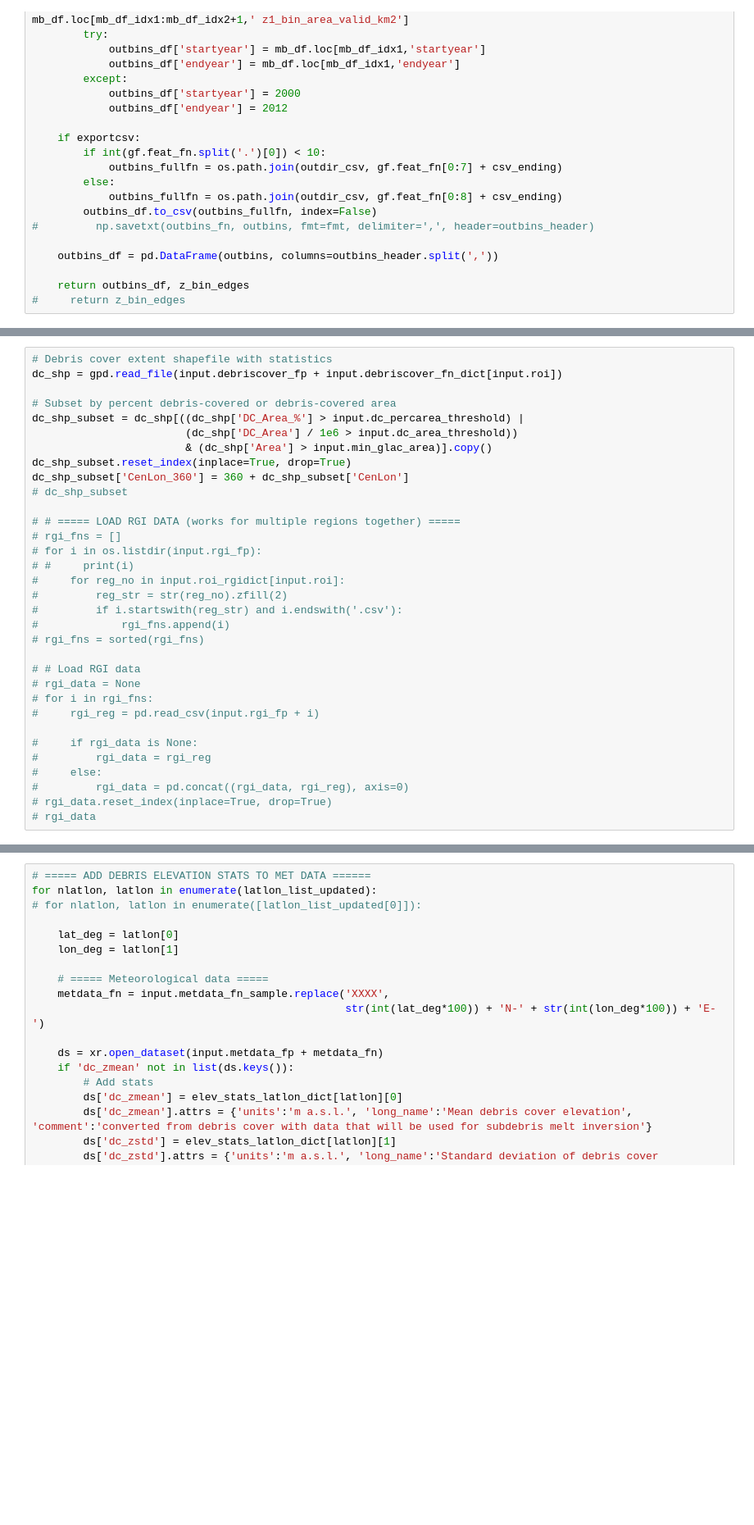
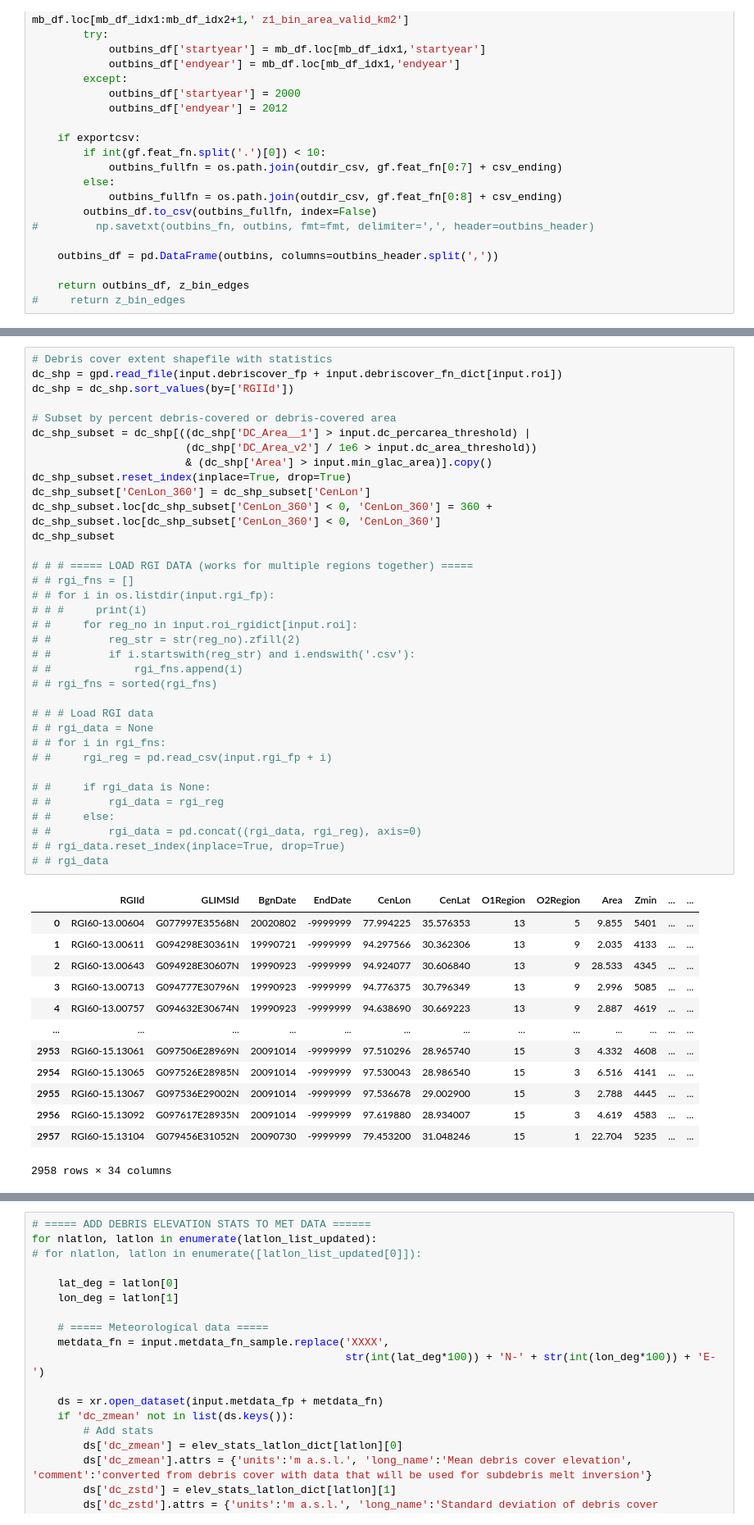
Before and after one commit to drounce/debris_global, a Jupyter notebook: debris_stats.ipynb, the cells around one changed output, grey strips where cells are left out. Shown at 82% size. Drawn from its saved outputs; the diff is of its cells as text; blank space fills up the shorter version.

```diff
--- a/debris_stats.ipynb
+++ b/debris_stats.ipynb
@@ -634,35 +632,51 @@ mb_datasets = ['larsen', 'braun']
 # %%
 # Debris cover extent shapefile with statistics
 dc_shp = gpd.read_file(input.debriscover_fp + input.debriscover_fn_dict[input.roi])
+dc_shp = dc_shp.sort_values(by=['RGIId'])
 
 # Subset by percent debris-covered or debris-covered area
-dc_shp_subset = dc_shp[((dc_shp['DC_Area_%'] > input.dc_percarea_threshold) |
-                        (dc_shp['DC_Area'] / 1e6 > input.dc_area_threshold))
+dc_shp_subset = dc_shp[((dc_shp['DC_Area__1'] > input.dc_percarea_threshold) |
+                        (dc_shp['DC_Area_v2'] / 1e6 > input.dc_area_threshold))
                         & (dc_shp['Area'] > input.min_glac_area)].copy()
 dc_shp_subset.reset_index(inplace=True, drop=True)
-dc_shp_subset['CenLon_360'] = 360 + dc_shp_subset['CenLon']
-# dc_shp_subset
+dc_shp_subset['CenLon_360'] = dc_shp_subset['CenLon']
+dc_shp_subset.loc[dc_shp_subset['CenLon_360'] < 0, 'CenLon_360'] = 360 + dc_shp_subset.loc[dc_shp_subset['CenLon_360'] < 0, 'CenLon_360']
+dc_shp_subset
 
-# # ===== LOAD RGI DATA (works for multiple regions together) =====
-# rgi_fns = []
-# for i in os.listdir(input.rgi_fp):
-# #     print(i)
-#     for reg_no in input.roi_rgidict[input.roi]:
-#         reg_str = str(reg_no).zfill(2)
-#         if i.startswith(reg_str) and i.endswith('.csv'):
-#             rgi_fns.append(i)
-# rgi_fns = sorted(rgi_fns)
+# # # ===== LOAD RGI DATA (works for multiple regions together) =====
+# # rgi_fns = []
+# # for i in os.listdir(input.rgi_fp):
+# # #     print(i)
+# #     for reg_no in input.roi_rgidict[input.roi]:
+# #         reg_str = str(reg_no).zfill(2)
+# #         if i.startswith(reg_str) and i.endswith('.csv'):
+# #             rgi_fns.append(i)
+# # rgi_fns = sorted(rgi_fns)
 
-# # Load RGI data
-# rgi_data = None
-# for i in rgi_fns:
-#     rgi_reg = pd.read_csv(input.rgi_fp + i)
+# # # Load RGI data
+# # rgi_data = None
+# # for i in rgi_fns:
+# #     rgi_reg = pd.read_csv(input.rgi_fp + i)
 
-#     if rgi_data is None:
-#         rgi_data = rgi_reg
-#     else:
-#         rgi_data = pd.concat((rgi_data, rgi_reg), axis=0)
-# rgi_data.reset_index(inplace=True, drop=True)
-# rgi_data
+# #     if rgi_data is None:
+# #         rgi_data = rgi_reg
+# #     else:
+# #         rgi_data = pd.concat((rgi_data, rgi_reg), axis=0)
+# # rgi_data.reset_index(inplace=True, drop=True)
+# # rgi_data
+# %% [output]
+|  | RGIId | GLIMSId | BgnDate | EndDate | CenLon | CenLat | O1Region | O2Region | Area | Zmin | ... | ... |
+| 0 | RGI60-13.00604 | G077997E35568N | 20020802 | -9999999 | 77.994225 | 35.576353 | 13 | 5 | 9.855 | 5401 | ... | ... |
+| 1 | RGI60-13.00611 | G094298E30361N | 19990721 | -9999999 | 94.297566 | 30.362306 | 13 | 9 | 2.035 | 4133 | ... | ... |
+| 2 | RGI60-13.00643 | G094928E30607N | 19990923 | -9999999 | 94.924077 | 30.606840 | 13 | 9 | 28.533 | 4345 | ... | ... |
+| 3 | RGI60-13.00713 | G094777E30796N | 19990923 | -9999999 | 94.776375 | 30.796349 | 13 | 9 | 2.996 | 5085 | ... | ... |
+| 4 | RGI60-13.00757 | G094632E30674N | 19990923 | -9999999 | 94.638690 | 30.669223 | 13 | 9 | 2.887 | 4619 | ... | ... |
+| ... | ... | ... | ... | ... | ... | ... | ... | ... | ... | ... | ... | ... |
+| 2953 | RGI60-15.13061 | G097506E28969N | 20091014 | -9999999 | 97.510296 | 28.965740 | 15 | 3 | 4.332 | 4608 | ... | ... |
+| 2954 | RGI60-15.13065 | G097526E28985N | 20091014 | -9999999 | 97.530043 | 28.986540 | 15 | 3 | 6.516 | 4141 | ... | ... |
+| 2955 | RGI60-15.13067 | G097536E29002N | 20091014 | -9999999 | 97.536678 | 29.002900 | 15 | 3 | 2.788 | 4445 | ... | ... |
+| 2956 | RGI60-15.13092 | G097617E28935N | 20091014 | -9999999 | 97.619880 | 28.934007 | 15 | 3 | 4.619 | 4583 | ... | ... |
+| 2957 | RGI60-15.13104 | G079456E31052N | 20090730 | -9999999 | 79.453200 | 31.048246 | 15 | 1 | 22.704 | 5235 | ... | ... |
+2958 rows × 34 columns
 # %%
 # ===== LOAD GLACIERS WITH LARSEN DATA =====
```
Also changed, not shown: parts of 14 cells of this notebook, 5 other files.
